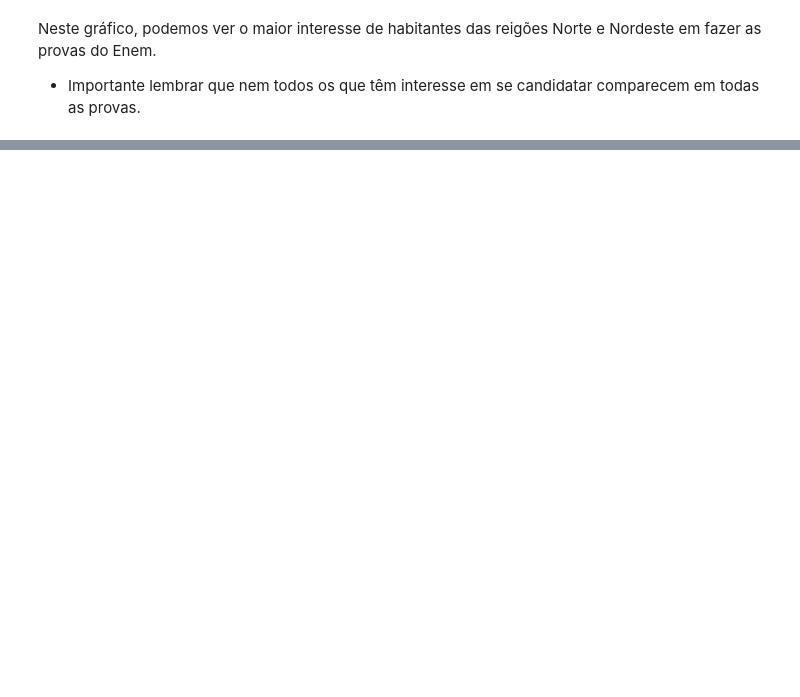
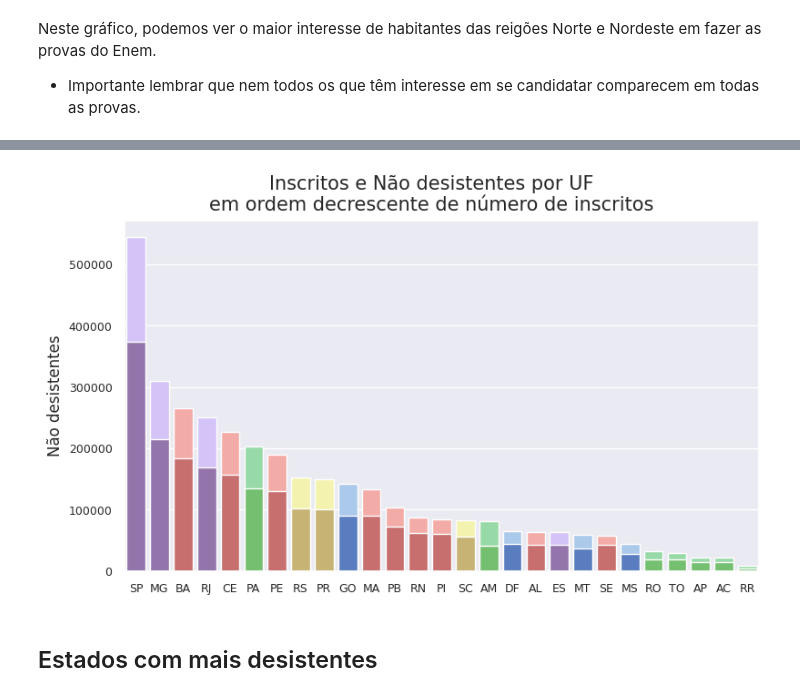
Before and after one commit to Tathy/Analise_Microdados_Enem_2022, a Jupyter notebook: Analise_de_Microdados_do_ENEM_2022.ipynb, the cells around one changed output, grey strips where cells are left out. Saved outputs shown, nothing was run; the diff lists cells and outputs as text; code cells hidden in the pictures; blank space fills up the shorter version.

```diff
--- a/Analise_de_Microdados_do_ENEM_2022.ipynb
+++ b/Analise_de_Microdados_do_ENEM_2022.ipynb
@@ -367,0 +431,36 @@ Neste gráfico, podemos ver o maior interesse de habitantes das reigões Norte e
+# %%
+# Mapeamento de cores para as barras de acordo com a região (versão pastel)
+def mapear_cores_pastel(regiao):
+    if regiao == 'Nordeste':
+        return '#FF9F9B'
+    elif regiao == 'Norte':
+        return '#8DE5A1'
+    elif regiao == 'Centro-Oeste':
+        return '#A1C9F4'
+    elif regiao == 'Sudeste':
+        return '#D0BBFF'
+    elif regiao == 'Sul':
+        return '#FFFEA3'
+    else:
+        return 'gray'
+
+# Inicialização do matplotlib figure
+fig, ax = plt.subplots(figsize=(9, 5))
+fig.suptitle('Inscritos e Não desistentes por UF\nem ordem decrescente de número de inscritos',
+             fontsize = 15)
+
+# Barras dos números de inscritos por estado
+sns.barplot(data = uf_populacao_participantes_enem.sort_values('Inscritos', ascending = False), x = 'UF', y = 'Inscritos',
+            label="Inscritos", palette = uf_populacao_participantes_enem.sort_values('Inscritos', ascending = False)['Região'].apply(mapear_cores_pastel))
+# Barras dos números de não desistentes por estado
+sns.barplot(data = uf_populacao_participantes_enem.sort_values('Inscritos', ascending = False), x = 'UF', y = 'Não desistentes',
+            label="Não desistentes", palette = uf_populacao_participantes_enem.sort_values('Inscritos', ascending = False)['Região'].apply(mapear_cores))
+
+ax.set(xlabel = '')
+ax.tick_params(labelsize = 9)
+
+plt.show()
+# %% [output]
+[figure, added]
+# %% [markdown]
+## Estados com mais desistentes
```
Also changed, not shown: parts of 10 cells of this notebook.
